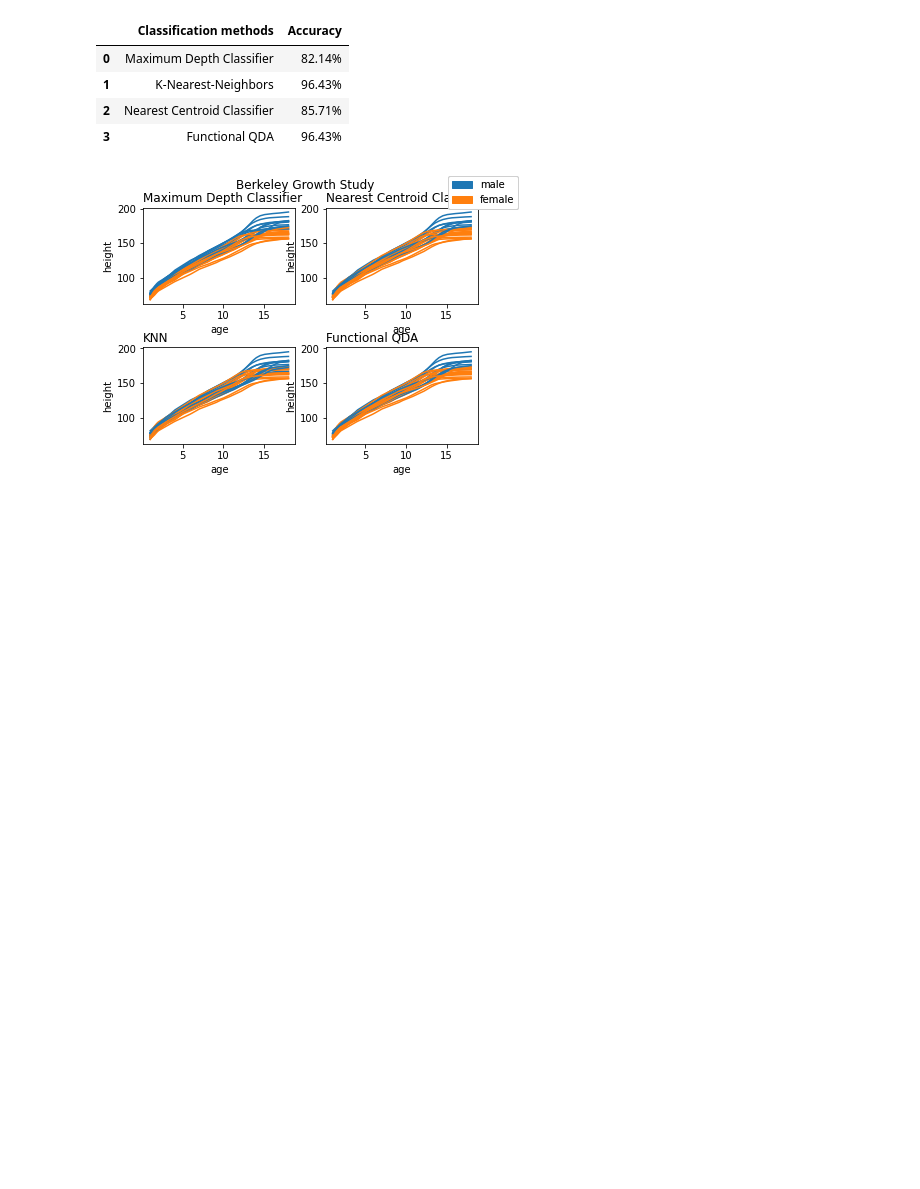
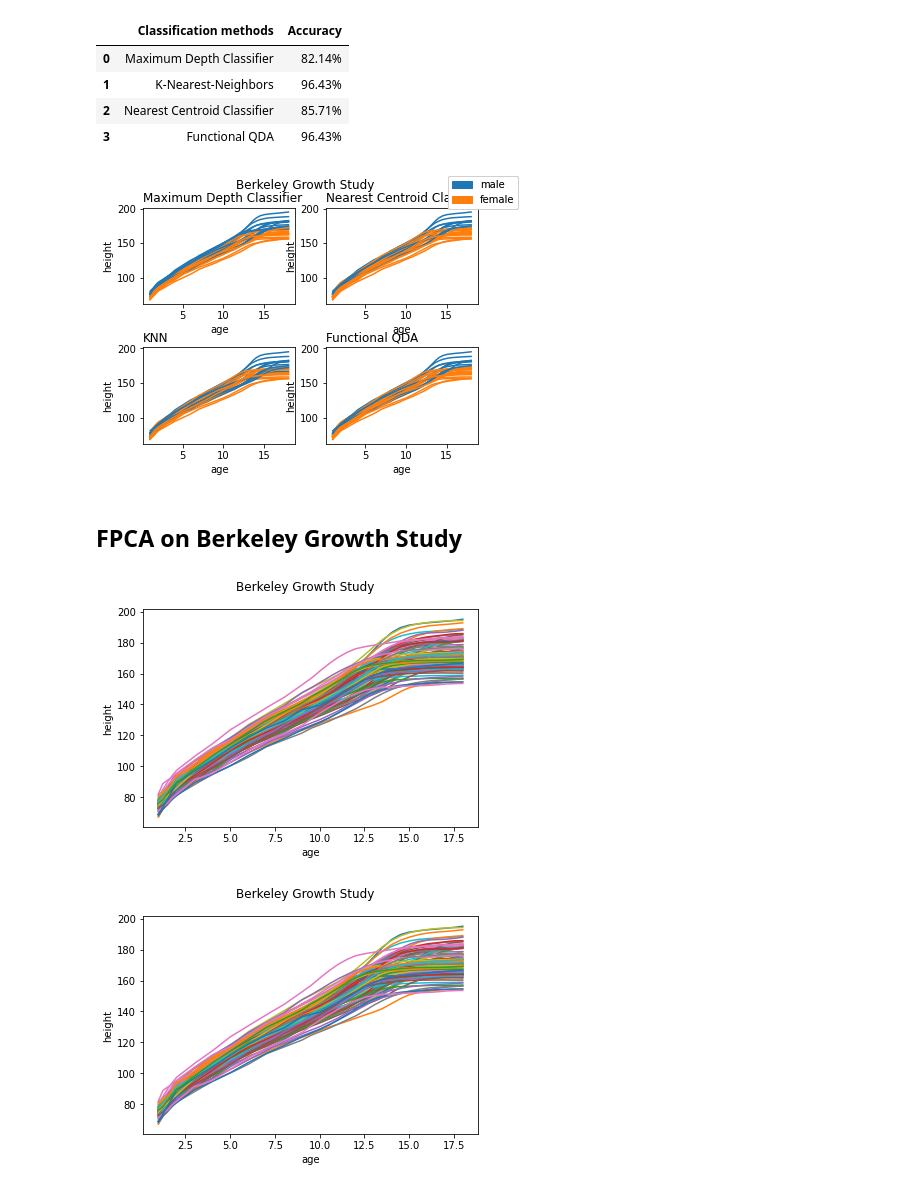
Before and after one commit to ruckapark/FDA, a Jupyter notebook: FDA_growth_example.ipynb, the cells around one changed output. Drawn from its saved outputs; the diff is of its cells as text; code cells hidden in the pictures; blank space fills up the shorter version.

Commit message:
Complete growth example with FPCA

```diff
--- a/FDA_growth_example.ipynb
+++ b/FDA_growth_example.ipynb
@@ -196,3 +196,5 @@ axs[1][1].set_title('Functional QDA', loc='left')
 plt.show()
 # %% [output]
 [figure]
+# %% [markdown]
+## FPCA on Berkeley Growth Study
@@ -198,0 +209,8 @@ plt.show()
+# %%
+dataset = fetch_growth()
+fd = dataset['data'] #FDataGrid
+y = dataset['target'] #categories
+fd.plot()
+# %% [output]
+[figure, added]
+[figure, added]
```
Also changed, not shown: parts of 15 cells of this notebook, 1 other file.
